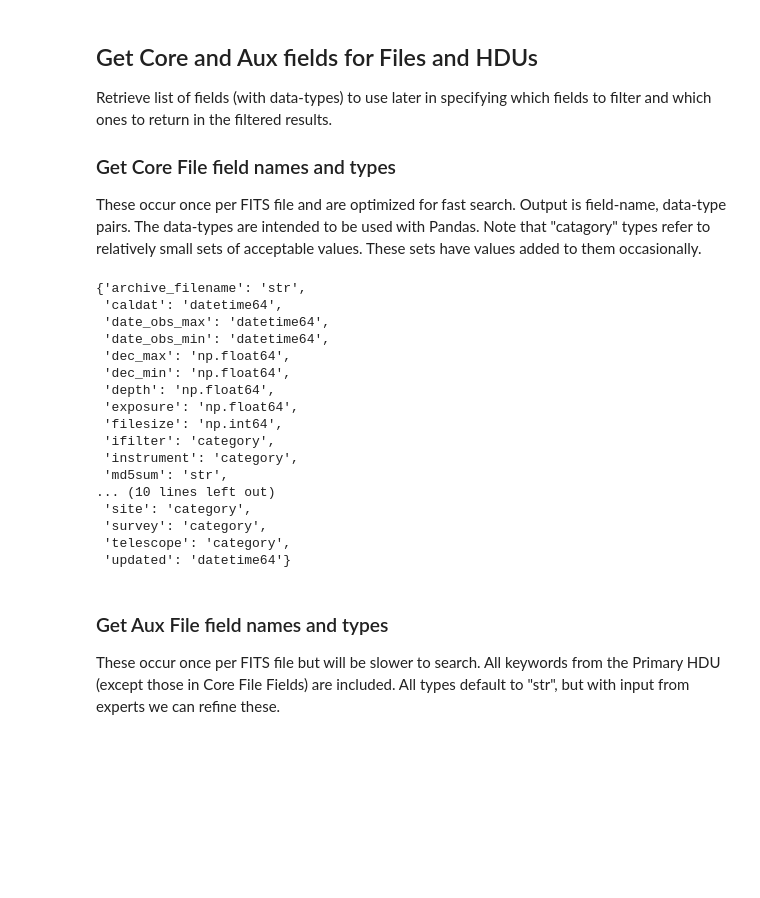
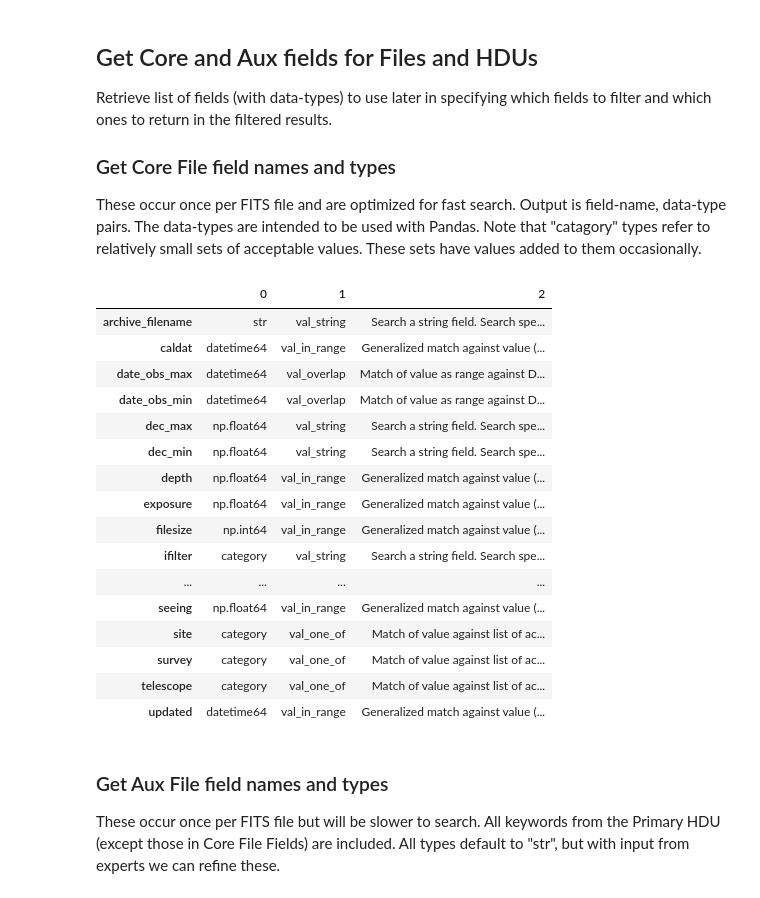
Before and after one commit to NOAO/nat-nb, a Jupyter notebook: advanced-search.ipynb, the cells around one changed output. Drawn from its saved outputs; the diff is of its cells as text; code cells hidden in the pictures; blank space fills up the shorter version.

Commit message:
core_file/hdu_fields return docs

```diff
--- a/advanced-search.ipynb
+++ b/advanced-search.ipynb
@@ -130,25 +130,25 @@ Retrieve list of fields (with data-types) to use later in specifying which field
 ### Get Core File field names and types <a id="core_file" />
 These occur once per FITS file and are optimized for fast search. Output is field-name, data-type pairs.  The data-types are intended to be used with Pandas. Note that "catagory" types refer to relatively small sets of acceptable values.  These sets have values added to them occasionally.
 # %%
-requests.get(f'{adsurl}/core_file_fields').json()
+pd.read_json(json.dumps(requests.get(f'{adsurl}/core_file_fields').json())).transpose()
 # %% [output]
-{'archive_filename': 'str',
- 'caldat': 'datetime64',
- 'date_obs_max': 'datetime64',
- 'date_obs_min': 'datetime64',
- 'dec_max': 'np.float64',
- 'dec_min': 'np.float64',
- 'depth': 'np.float64',
- 'exposure': 'np.float64',
- 'filesize': 'np.int64',
- 'ifilter': 'category',
- 'instrument': 'category',
- 'md5sum': 'str',
-... (10 lines left out)
- 'site': 'category',
- 'survey': 'category',
- 'telescope': 'category',
- 'updated': 'datetime64'}
+|  | 0 | 1 | 2 |
+| archive_filename | str | val_string | Search a string field. Search spe... |
+| caldat | datetime64 | val_in_range | Generalized match against value (... |
+| date_obs_max | datetime64 | val_overlap | Match of value as range against D... |
+| date_obs_min | datetime64 | val_overlap | Match of value as range against D... |
+| dec_max | np.float64 | val_string | Search a string field. Search spe... |
+| dec_min | np.float64 | val_string | Search a string field. Search spe... |
+| depth | np.float64 | val_in_range | Generalized match against value (... |
+| exposure | np.float64 | val_in_range | Generalized match against value (... |
+| filesize | np.int64 | val_in_range | Generalized match against value (... |
+| ifilter | category | val_string | Search a string field. Search spe... |
+| ... | ... | ... | ... |
+| seeing | np.float64 | val_in_range | Generalized match against value (... |
+| site | category | val_one_of | Match of value against list of ac... |
+| survey | category | val_one_of | Match of value against list of ac... |
+| telescope | category | val_one_of | Match of value against list of ac... |
+| updated | datetime64 | val_in_range | Generalized match against value (... |
 # %% [markdown]
 ### Get Aux File field names and types <a id="aux_file" />
 These occur once per FITS file but will be slower to search.  All keywords from the Primary HDU (except those in Core File Fields) are included. All types default to "str", but with input from experts we can refine these.
```
Also changed, not shown: parts of 6 cells of this notebook, 3 other files.
